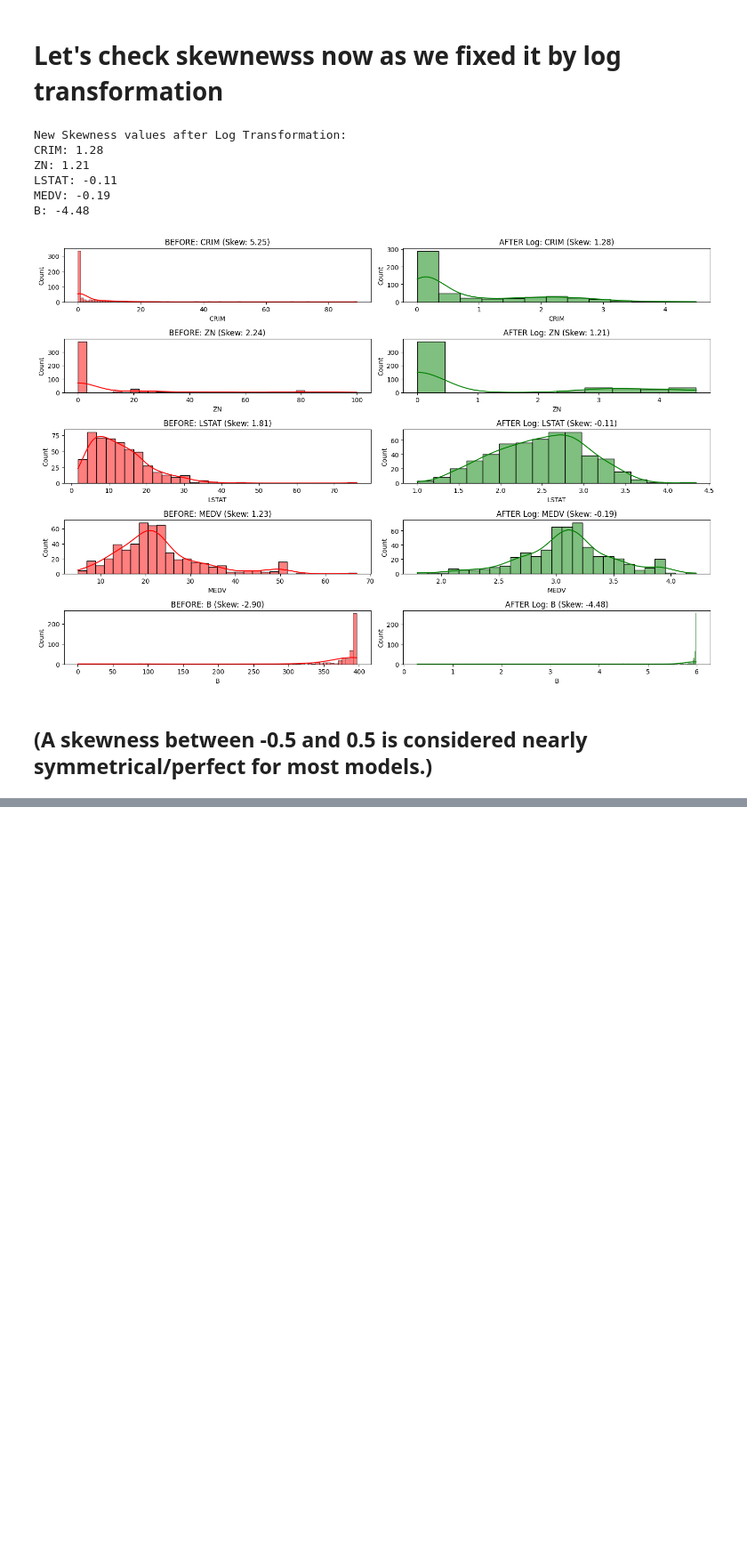
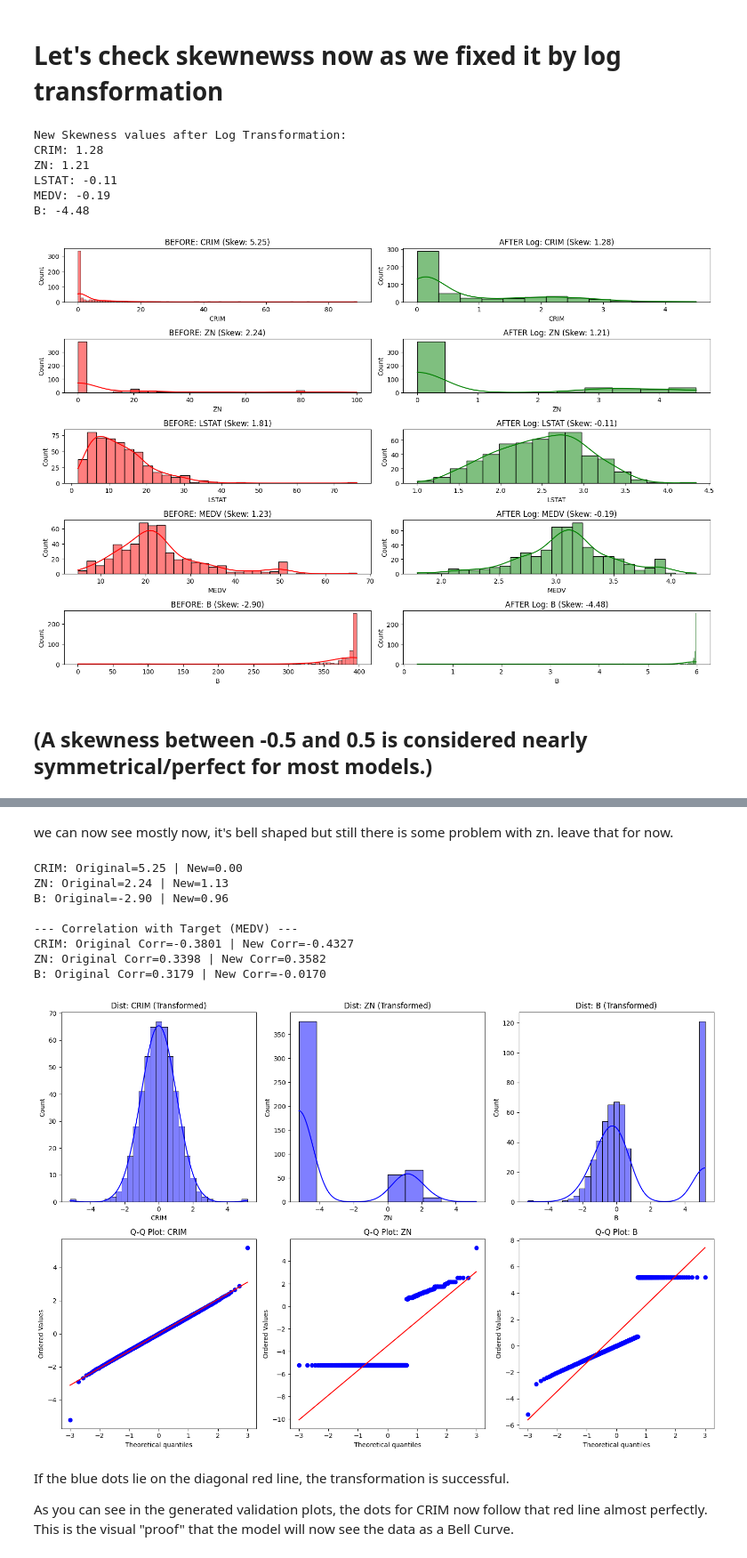
Before and after one commit to orbimatrix/real-estate-predictor, a Jupyter notebook: notebooks/eda_comprehensive.ipynb, the cells around one changed output, grey strips where cells are left out. Shown at 89% size. Cells and saved outputs as stored; diff of their text form; code cells hidden in the pictures; blank space fills up the shorter version.

```diff
--- a/src/eda_comprehensive.ipynb
+++ b/notebooks/eda_comprehensive.ipynb
@@ -250,0 +299,65 @@ Here still we are facing problem in B, ZN, CRIME! xd
+# %% [markdown]
+we can now see mostly now, it's bell shaped but still there is some problem with zn. leave that for now.
+# %%
+import pandas as pd
+import numpy as np
+import seaborn as sns
+import matplotlib.pyplot as plt
+from sklearn.preprocessing import QuantileTransformer
+
+# Load data
+df = pd.read_csv('../data/data.csv')
+df['RM'] = df['RM'].fillna(df['RM'].median()) # Simple fix for RM
+
+problem_cols = ['CRIM', 'ZN', 'B']
+target = 'MEDV'
+
+# Apply Quantile Transformation
+qt = QuantileTransformer(output_distribution='normal', random_state=42)
+df_transformed = df.copy()
+df_transformed[problem_cols] = qt.fit_transform(df[problem_cols])
+
+# 1. Check Skewness
+for col in problem_cols:
+    s_orig = df[col].skew()
+    s_new = df_transformed[col].skew()
+    print(f"{col}: Original={s_orig:.2f} | New={s_new:.2f}")
+
+# 2. Check Correlation with Target (Information Preservation)
+print("\n--- Correlation with Target (MEDV) ---")
+for col in problem_cols:
+    c_orig = df[[col, target]].corr().iloc[0, 1]
+    c_new = df_transformed[[col, target]].corr().iloc[0, 1]
+    print(f"{col}: Original Corr={c_orig:.4f} | New Corr={c_new:.4f}")
+
+# 3. Visualization: Probability Plot (Q-Q Plot)
+# A Q-Q plot to check for Normality.
+# If the dots follow the red line, the transformation is "OK".
+import scipy.stats as stats
+
+plt.figure(figsize=(15, 10))
+for i, col in enumerate(problem_cols):
+    plt.subplot(2, 3, i+1)
+    sns.histplot(df_transformed[col], kde=True, color='blue')
+    plt.title(f"Dist: {col} (Transformed)")
+
+    plt.subplot(2, 3, i+4)
+    stats.probplot(df_transformed[col], dist="norm", plot=plt)
+    plt.title(f"Q-Q Plot: {col}")
+
+plt.tight_layout()
+plt.savefig('../data/quantile_validation.png')
+# %% [output]
+CRIM: Original=5.25 | New=0.00
+ZN: Original=2.24 | New=1.13
+B: Original=-2.90 | New=0.96
+
+--- Correlation with Target (MEDV) ---
+CRIM: Original Corr=-0.3801 | New Corr=-0.4327
+ZN: Original Corr=0.3398 | New Corr=0.3582
+B: Original Corr=0.3179 | New Corr=-0.0170
+[figure, added]
+# %% [markdown]
+If the blue dots lie on the diagonal red line, the transformation is successful.
+
+As you can see in the generated validation plots, the dots for CRIM now follow that red line almost perfectly. This is the visual "proof" that the model will now see the data as a Bell Curve.
```
Also changed, not shown: parts of 2 cells of this notebook, 7 other files.
